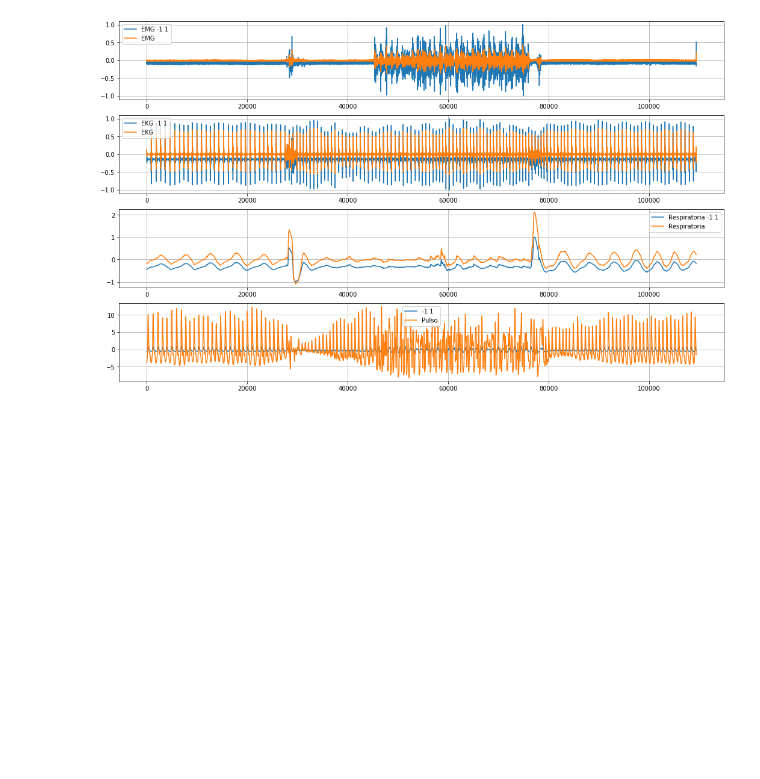
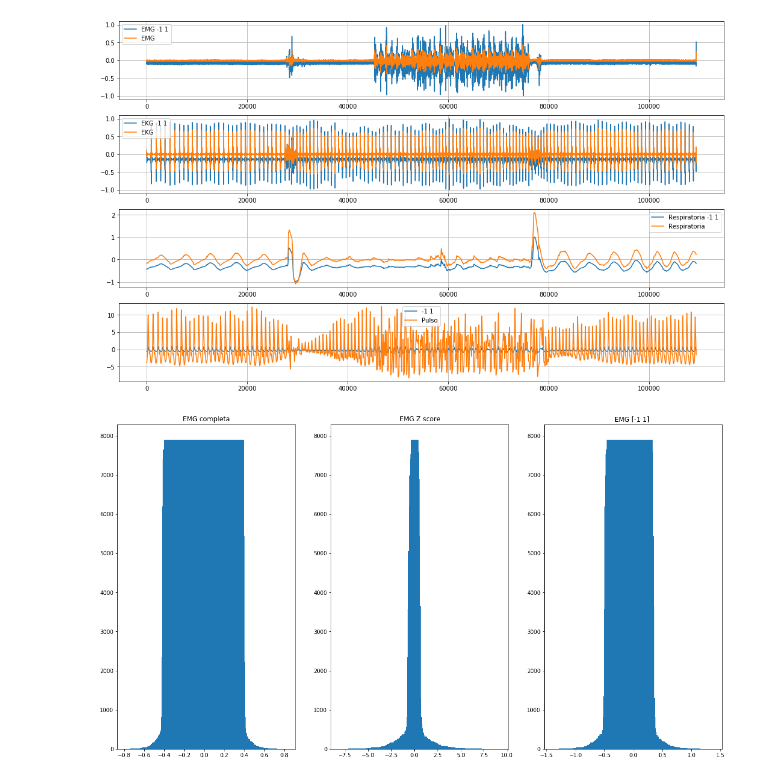
Before and after one commit to AlejandroHerrea/MCIB-19-P, a Jupyter notebook: src/Práctica 3/Práctica 3.ipynb, the cells around one changed output. Drawn from its saved outputs; the diff is of its cells as text; code cells hidden in the pictures; blank space fills up the shorter version.

Commit message:
P2.1: Funciones de densidad
Se estimaron las funciones de densidad de los registros sin escalar y con escalamiento

```diff
--- a/src/Práctica 3/Práctica 3.ipynb
+++ b/src/Práctica 3/Práctica 3.ipynb
@@ -157,0 +179,43 @@ plt.show()
+# %%
+""""Función de densidad"""
+def histogram(s,nbins=10,width=0.5):
+    intervals = np.linspace( s.min(),s.max(),nbins+1)
+
+    left = s[:,np.newaxis] > intervals[:-1][np.newaxis]
+    right= s[:,np.newaxis] < intervals[1:] [np.newaxis]
+    hist = (left*right).sum(axis=0)
+    return(intervals[:-1],hist)
+# %%
+n_bins = np.sqrt(EMG.shape[0])
+
+I_EMG,hist_EMG     = histogram(EMG,n_bins)
+I_EMG_Z,hist_EMG_Z = histogram(scor1,n_bins)
+I_EMG_1,hist_EMG_1 = histogram(rec1,n_bins)
+
+I_EKG,hist_EKG     = histogram(EKG,n_bins)
+I_EKG_Z,hist_EKG_Z = histogram(scor2,n_bins)
+I_EKG_1,hist_EKG_1 = histogram(rec2,n_bins)
+
+
+I_RSP,hist_RSP     = histogram(RSP,n_bins)
+I_RSP_Z,hist_RSP_Z = histogram(scor3,n_bins)
+I_RSP_1,hist_RSP_1 = histogram(rec3,n_bins)
+
+I_PUL,hist_PUL     = histogram(PUL,n_bins)
+I_PUL_Z,hist_PUL_Z = histogram(scor4,n_bins)
+I_PUL_1,hist_PUL_1 = histogram(rec4,n_bins)
+# %%
+# Graficando
+plt.figure(figsize = (20,11))
+plt.subplot(1,3,1)
+plt.bar(I_EMG,hist_EMG)
+plt.title('EMG completa')
+plt.subplot(1,3,2)
+plt.bar(I_EMG_Z,hist_EMG_Z)
+plt.title('EMG Z score')
+plt.subplot(1,3,3)
+plt.bar(I_EMG_1,hist_EMG_1)
+plt.title('EMG [-1 1] ')
+plt.show()
+# %% [output]
+[figure, added]
```
Also changed, not shown: parts of 7 cells of this notebook.
